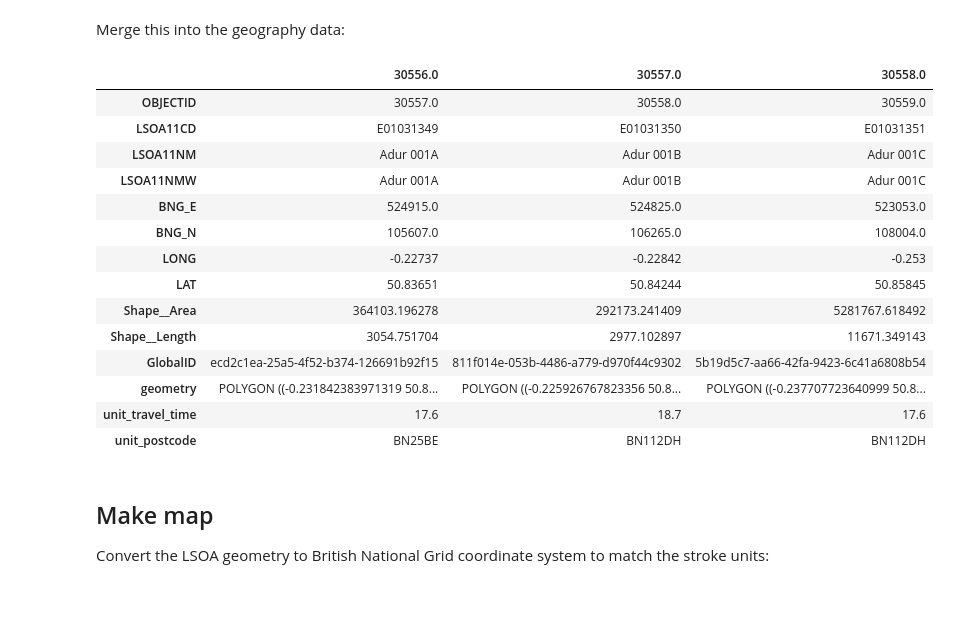
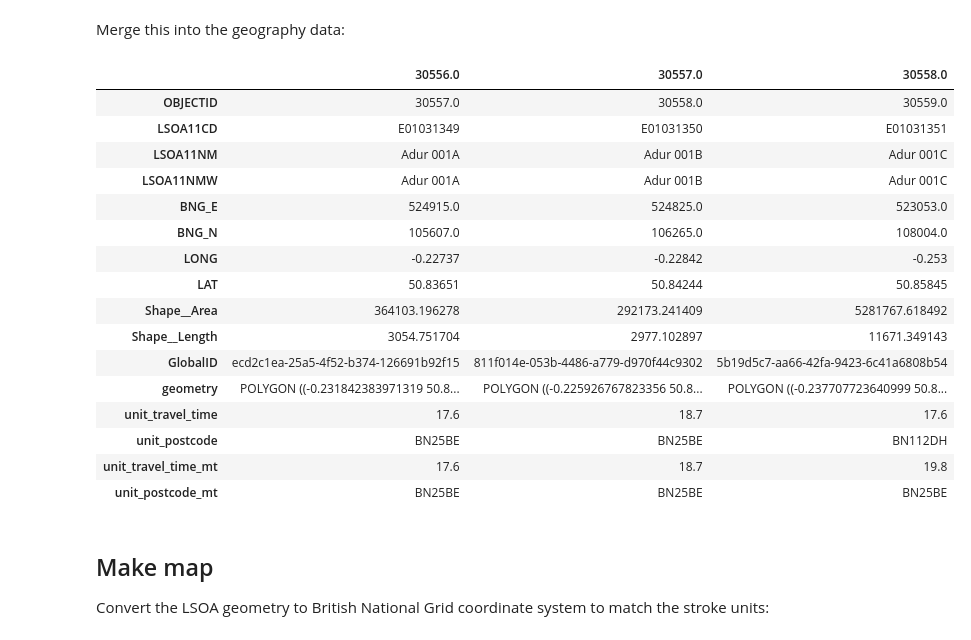
Before and after one commit to stroke-modelling/stroke-maps, a Jupyter notebook: docs/05_maps_value.ipynb, the cells around one changed output. Cells and saved outputs as stored; diff of their text form; code cells hidden in the pictures; blank space fills up the shorter version.

```diff
--- a/docs/05_maps_value.ipynb
+++ b/docs/05_maps_value.ipynb
@@ -53,7 +56,11 @@ In this case we'll use the travel time to the nearest stroke unit.
+# %%
+mask_acute = ((gdf_units['use_ivt']==1) | (gdf_units['use_mt']==1))
+postcodes_acute = gdf_units[mask_acute].index
 # %%
-df_catchment = stroke_maps.catchment.find_nearest_unit(df_travel_lsoa)
+df_catchment_acute = stroke_maps.catchment.find_nearest_unit(
+    df_travel_lsoa[postcodes_acute])
 
-df_catchment.head(5)
+df_catchment_acute.head(5)
 # %% [output]
 |  | unit_travel_time | unit_postcode |
 | LSOA |  |  |
@@ -64,0 +74,8 @@ df_catchment.head(5)
+# %%
+mask_mt = gdf_units['use_mt']==1
+postcodes_mt = gdf_units[mask_mt].index
+# %%
+df_catchment_mt = stroke_maps.catchment.find_nearest_unit(
+    df_travel_lsoa[postcodes_mt])
+
+df_catchment_mt.head(5)
@@ -65,25 +90,34 @@ df_catchment.head(5)
 # %% [markdown]
 Merge this into the geography data:
 # %%
-gdf_lsoa = pd.merge(gdf_lsoa, df_catchment, left_on='LSOA11NM', right_index=True, how='right')
+gdf_lsoa = pd.merge(
+    gdf_lsoa, df_catchment_acute,
+    left_on='LSOA11NM', right_index=True, how='right'
+)
+gdf_lsoa = pd.merge(
+    gdf_lsoa, df_catchment_mt,
+    left_on='LSOA11NM', right_index=True, how='right', suffixes=[None, '_mt']
+)
 
 gdf_lsoa.head(3).T
 # %% [output]
 |  | 30556.0 | 30557.0 | 30558.0 |
 | OBJECTID | 30557.0 | 30558.0 | 30559.0 |
 | LSOA11CD | E01031349 | E01031350 | E01031351 |
 | LSOA11NM | Adur 001A | Adur 001B | Adur 001C |
 | LSOA11NMW | Adur 001A | Adur 001B | Adur 001C |
 | BNG_E | 524915.0 | 524825.0 | 523053.0 |
 | BNG_N | 105607.0 | 106265.0 | 108004.0 |
 | LONG | -0.22737 | -0.22842 | -0.253 |
 | LAT | 50.83651 | 50.84244 | 50.85845 |
 | Shape__Area | 364103.196278 | 292173.241409 | 5281767.618492 |
 | Shape__Length | 3054.751704 | 2977.102897 | 11671.349143 |
 | GlobalID | ecd2c1ea-25a5-4f52-b374-126691b92f15 | 811f014e-053b-4486-a779-d970f44c9302 | 5b19d5c7-aa66-42fa-9423-6c41a6808b54 |
 | geometry | POLYGON ((-0.231842383971319 50.8... | POLYGON ((-0.225926767823356 50.8... | POLYGON ((-0.237707723640999 50.8... |
 | unit_travel_time | 17.6 | 18.7 | 17.6 |
-| unit_postcode | BN25BE | BN112DH | BN112DH |
+| unit_postcode | BN25BE | BN25BE | BN112DH |
+| unit_travel_time_mt | 17.6 | 18.7 | 19.8 |
+| unit_postcode_mt | BN25BE | BN25BE | BN25BE |
 # %% [markdown]
 ## Make map
 
```
Also changed, not shown: parts of 9 cells of this notebook.
